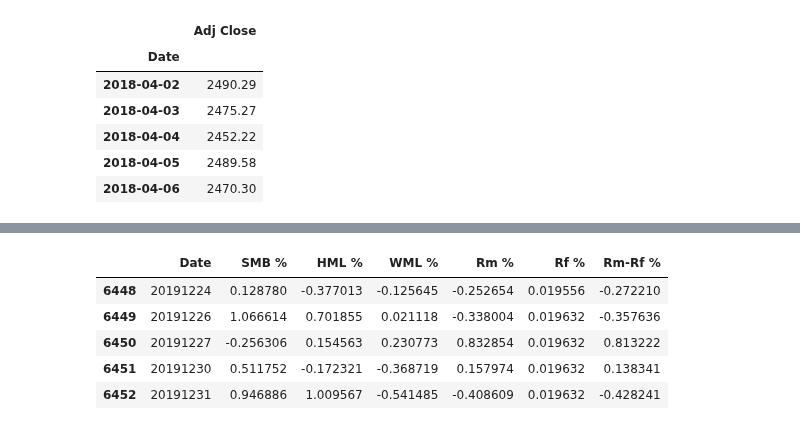
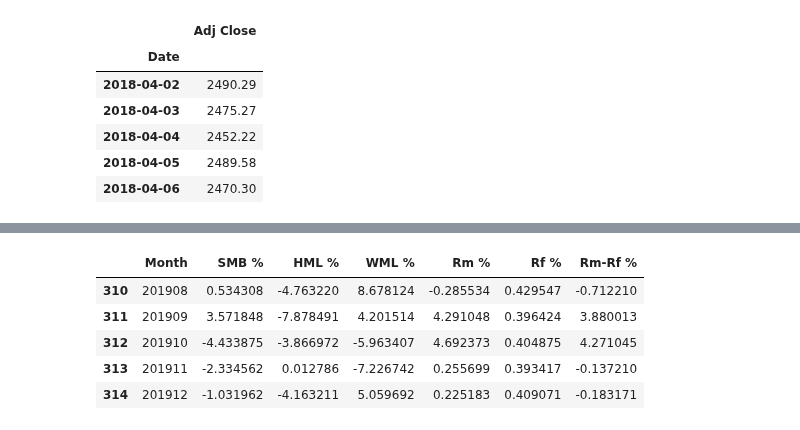
Before and after one commit to AMAYadav/PROJECTS-, a Jupyter notebook: factor_modelling.ipynb, the cells around one changed output, grey strips where cells are left out. Cells and saved outputs as stored; diff of their text form; code cells hidden in the pictures.

```diff
--- a/factor_modelling.ipynb
+++ b/factor_modelling.ipynb
@@ -73,11 +69,13 @@ Date
 Name: returns, dtype: float64
-# %%
-file=pd.read_csv('/content/20191231_FourFactors_and_Market_Returns_Daily.csv')
-file.tail()
-# %% [output]
-|  | Date | SMB % | HML % | WML % | Rm % | Rf % | Rm-Rf % |
-| 6448 | 20191224 | 0.128780 | -0.377013 | -0.125645 | -0.252654 | 0.019556 | -0.272210 |
-| 6449 | 20191226 | 1.066614 | 0.701855 | 0.021118 | -0.338004 | 0.019632 | -0.357636 |
-| 6450 | 20191227 | -0.256306 | 0.154563 | 0.230773 | 0.832854 | 0.019632 | 0.813222 |
-| 6451 | 20191230 | 0.511752 | -0.172321 | -0.368719 | 0.157974 | 0.019632 | 0.138341 |
-| 6452 | 20191231 | 0.946886 | 1.009567 | -0.541485 | -0.408609 | 0.019632 | -0.428241 |
+# %%
+url=['https://faculty.iima.ac.in/~iffm/Indian-Fama-French-Momentum/']
+
+file=pd.read_csv('/content/20191231_FourFactors_and_Market_Returns_Monthly.csv')
+file.tail()
+# %% [output]
+|  | Month | SMB % | HML % | WML % | Rm % | Rf % | Rm-Rf % |
+| 310 | 201908 | 0.534308 | -4.763220 | 8.678124 | -0.285534 | 0.429547 | -0.712210 |
+| 311 | 201909 | 3.571848 | -7.878491 | 4.201514 | 4.291048 | 0.396424 | 3.880013 |
+| 312 | 201910 | -4.433875 | -3.866972 | -5.963407 | 4.692373 | 0.404875 | 4.271045 |
+| 313 | 201911 | -2.334562 | 0.012786 | -7.226742 | 0.255699 | 0.393417 | -0.137210 |
+| 314 | 201912 | -1.031962 | -4.163211 | 5.059692 | 0.225183 | 0.409071 | -0.183171 |
```
Also changed, not shown: parts of 14 cells of this notebook.
